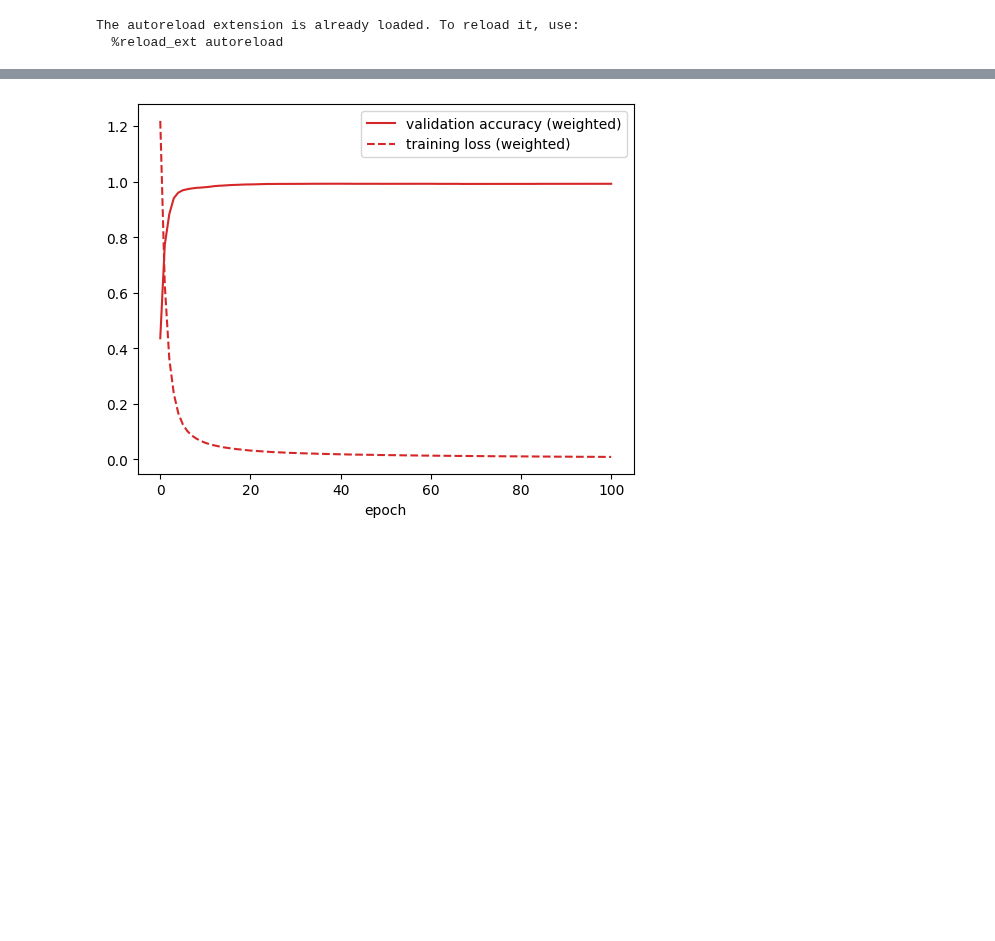
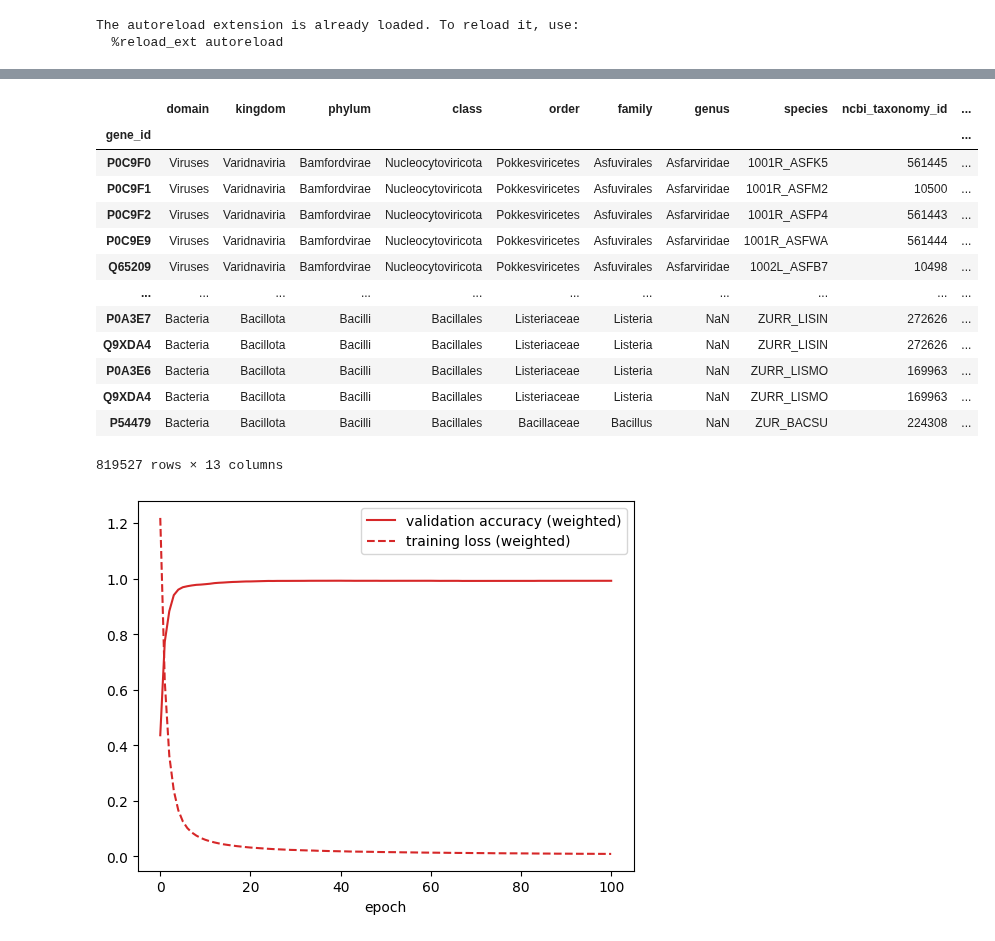
Before and after one commit to pipparichter/selenobot, a Jupyter notebook: notebooks/sandbox.ipynb, the cells around one changed output, grey strips where cells are left out. Saved outputs shown, nothing was run; the diff lists cells and outputs as text; code cells hidden in the pictures; blank space fills up the shorter version.

```diff
--- a/notebooks/sandbox.ipynb
+++ b/notebooks/sandbox.ipynb
@@ -33,2 +62,2 @@ The autoreload extension is already loaded. To reload it, use:
 # %%
-x = NcbiXmlFile(os.path.join(DATA_DIR, 'uniprot_sprot_test.xml'))
+f = NcbiXmlFile(os.path.join(DATA_DIR, 'uniprot_sprot.xml'))
@@ -48,3 +64,20 @@ x.dataframe().to_csv('../data/uniprot_sprot_archaea.csv')
+# %%
+f.df
+# %% [output]
+|  | domain | kingdom | phylum | class | order | family | genus | species | ncbi_taxonomy_id | ... |
+| gene_id |  |  |  |  |  |  |  |  |  | ... |
+| P0C9F0 | Viruses | Varidnaviria | Bamfordvirae | Nucleocytoviricota | Pokkesviricetes | Asfuvirales | Asfarviridae | 1001R_ASFK5 | 561445 | ... |
+| P0C9F1 | Viruses | Varidnaviria | Bamfordvirae | Nucleocytoviricota | Pokkesviricetes | Asfuvirales | Asfarviridae | 1001R_ASFM2 | 10500 | ... |
+| P0C9F2 | Viruses | Varidnaviria | Bamfordvirae | Nucleocytoviricota | Pokkesviricetes | Asfuvirales | Asfarviridae | 1001R_ASFP4 | 561443 | ... |
+| P0C9E9 | Viruses | Varidnaviria | Bamfordvirae | Nucleocytoviricota | Pokkesviricetes | Asfuvirales | Asfarviridae | 1001R_ASFWA | 561444 | ... |
+| Q65209 | Viruses | Varidnaviria | Bamfordvirae | Nucleocytoviricota | Pokkesviricetes | Asfuvirales | Asfarviridae | 1002L_ASFB7 | 10498 | ... |
+| ... | ... | ... | ... | ... | ... | ... | ... | ... | ... | ... |
+| P0A3E7 | Bacteria | Bacillota | Bacilli | Bacillales | Listeriaceae | Listeria | NaN | ZURR_LISIN | 272626 | ... |
+| Q9XDA4 | Bacteria | Bacillota | Bacilli | Bacillales | Listeriaceae | Listeria | NaN | ZURR_LISIN | 272626 | ... |
+| P0A3E6 | Bacteria | Bacillota | Bacilli | Bacillales | Listeriaceae | Listeria | NaN | ZURR_LISMO | 169963 | ... |
+| Q9XDA4 | Bacteria | Bacillota | Bacilli | Bacillales | Listeriaceae | Listeria | NaN | ZURR_LISMO | 169963 | ... |
+| P54479 | Bacteria | Bacillota | Bacilli | Bacillales | Bacillaceae | Bacillus | NaN | ZUR_BACSU | 224308 | ... |
+819527 rows × 13 columns
 # %%
 model = Classifier.load(os.path.join(MODELS_DIR, 'model_epochs_100_lr_e8.pkl'))
 model_bb = Classifier.load(os.path.join(MODELS_DIR, 'model_epochs_100_lr_e8_balance_batches.pkl'))
```
Also changed, not shown: parts of 7 cells of this notebook, 7 other files.
